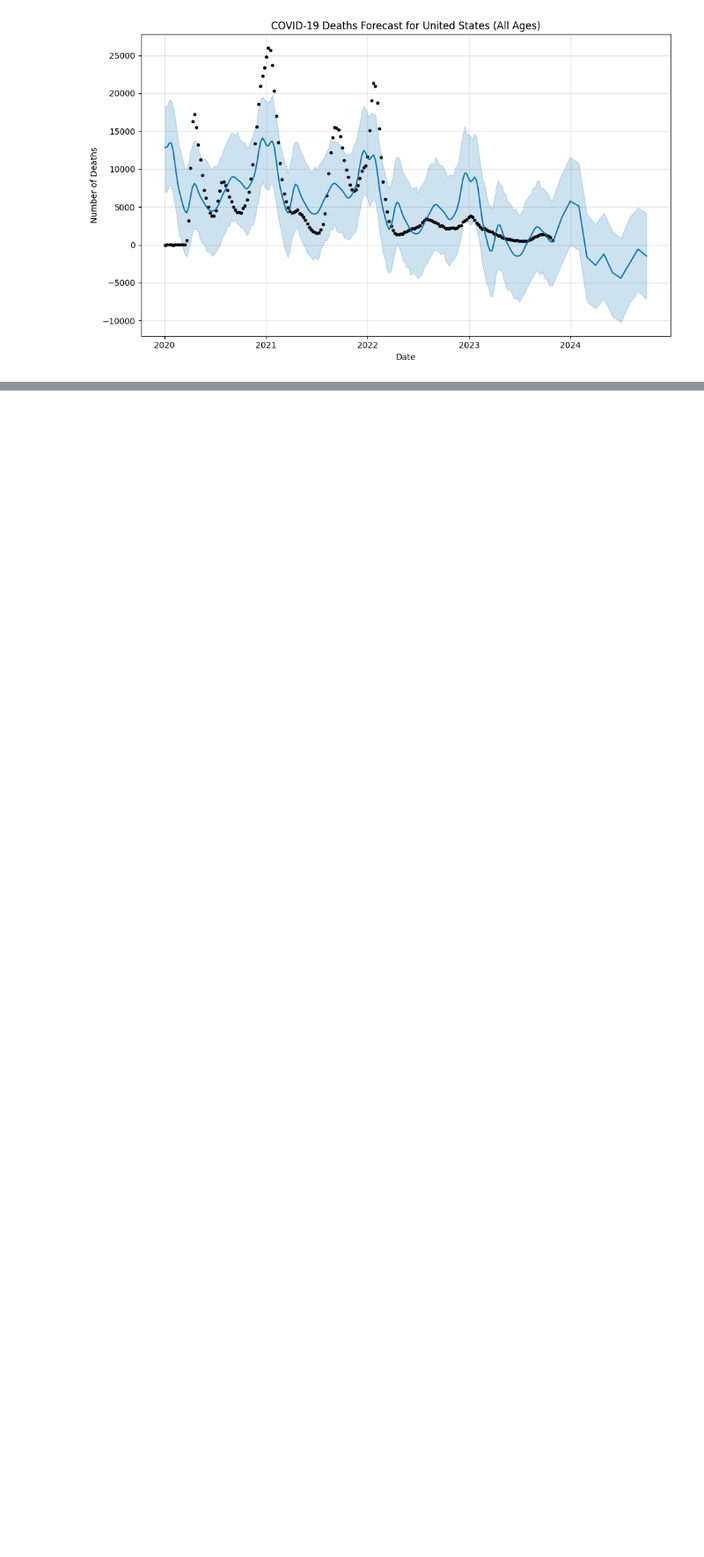
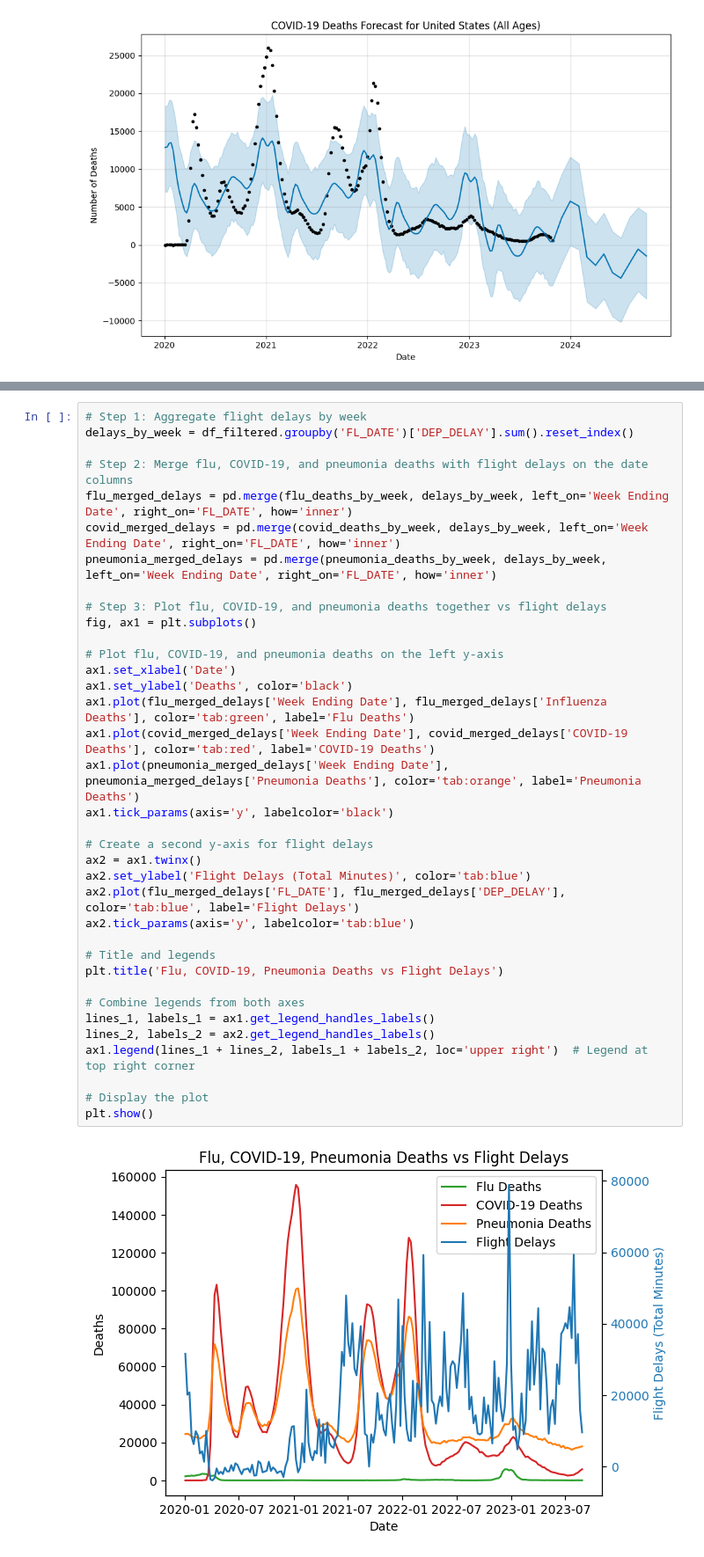
Before and after one commit to kensho-pilkey/CDC, a Jupyter notebook: kensho.ipynb, the cells around one changed output, grey strips where cells are left out. Shown at 88% size. Saved outputs shown, nothing was run; the diff lists cells and outputs as text; blank space fills up the shorter version.

```diff
--- a/kensho.ipynb
+++ b/kensho.ipynb
@@ -203,0 +302,38 @@ See the caveats in the documentation: https://pandas.pydata.org/pandas-docs/stab
+# %%
+# Step 1: Aggregate flight delays by week
+delays_by_week = df_filtered.groupby('FL_DATE')['DEP_DELAY'].sum().reset_index()
+
+# Step 2: Merge flu, COVID-19, and pneumonia deaths with flight delays on the date columns
+flu_merged_delays = pd.merge(flu_deaths_by_week, delays_by_week, left_on='Week Ending Date', right_on='FL_DATE', how='inner')
+covid_merged_delays = pd.merge(covid_deaths_by_week, delays_by_week, left_on='Week Ending Date', right_on='FL_DATE', how='inner')
+pneumonia_merged_delays = pd.merge(pneumonia_deaths_by_week, delays_by_week, left_on='Week Ending Date', right_on='FL_DATE', how='inner')
+
+# Step 3: Plot flu, COVID-19, and pneumonia deaths together vs flight delays
+fig, ax1 = plt.subplots()
+
+# Plot flu, COVID-19, and pneumonia deaths on the left y-axis
+ax1.set_xlabel('Date')
+ax1.set_ylabel('Deaths', color='black')
+ax1.plot(flu_merged_delays['Week Ending Date'], flu_merged_delays['Influenza Deaths'], color='tab:green', label='Flu Deaths')
+ax1.plot(covid_merged_delays['Week Ending Date'], covid_merged_delays['COVID-19 Deaths'], color='tab:red', label='COVID-19 Deaths')
+ax1.plot(pneumonia_merged_delays['Week Ending Date'], pneumonia_merged_delays['Pneumonia Deaths'], color='tab:orange', label='Pneumonia Deaths')
+ax1.tick_params(axis='y', labelcolor='black')
+
+# Create a second y-axis for flight delays
+ax2 = ax1.twinx()
+ax2.set_ylabel('Flight Delays (Total Minutes)', color='tab:blue')
+ax2.plot(flu_merged_delays['FL_DATE'], flu_merged_delays['DEP_DELAY'], color='tab:blue', label='Flight Delays')
+ax2.tick_params(axis='y', labelcolor='tab:blue')
+
+# Title and legends
+plt.title('Flu, COVID-19, Pneumonia Deaths vs Flight Delays')
+
+# Combine legends from both axes
+lines_1, labels_1 = ax1.get_legend_handles_labels()
+lines_2, labels_2 = ax2.get_legend_handles_labels()
+ax1.legend(lines_1 + lines_2, labels_1 + labels_2, loc='upper right')  # Legend at top right corner
+
+# Display the plot
+plt.show()
+# %% [output]
+[figure, added]
```
Also changed, not shown: parts of 6 cells of this notebook, 1 other file.
